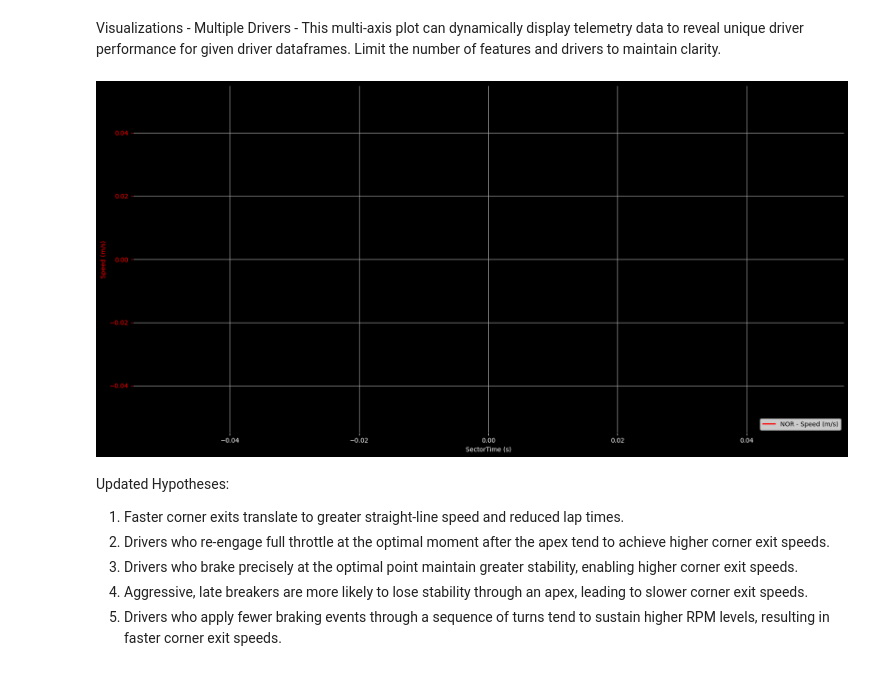
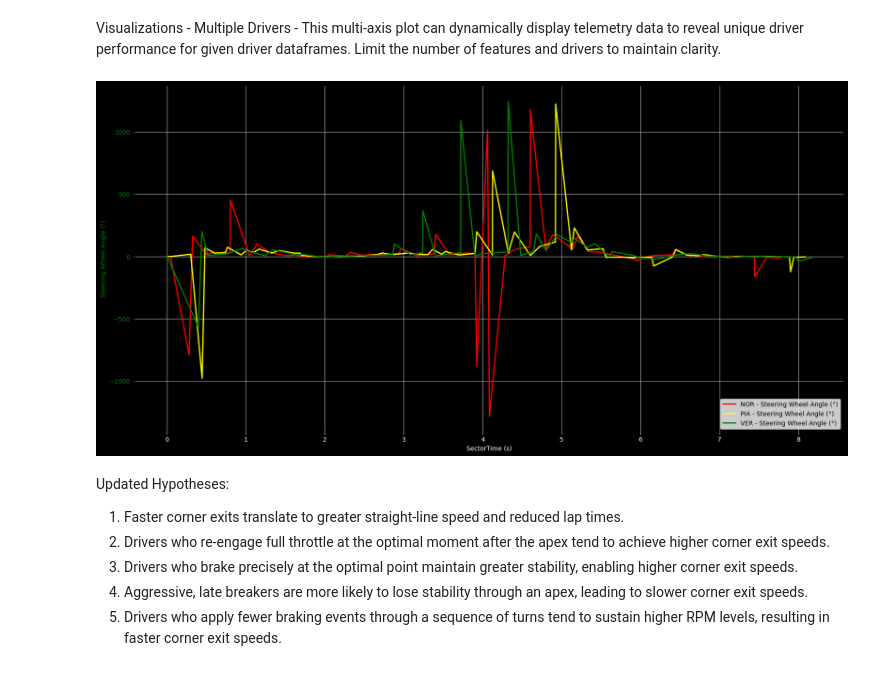
Before and after one commit to PESIII23/f1-driving-style-analytics-tool, a Jupyter notebook: notebooks/02_multi_driver_analysis copy.ipynb, the cells around one changed output. Drawn from its saved outputs; the diff is of its cells as text; code cells hidden in the pictures.

Commit message:
refactored driver code blocks, updated multi-driver plot

```diff
--- a/notebooks/02_multi_driver_analysis copy.ipynb
+++ b/notebooks/02_multi_driver_analysis copy.ipynb
@@ -122,12 +122,7 @@ norris_sector2_telemetry_cleaned = telemetry_cleaning.clean_driver_sector_teleme
 
 norris_sector3_telemetry = f1_pandas_helpers.filter_timestamp_range(norris_q3_telemetry, start=sector_2_end, end=sector_3_end)
 norris_sector3_telemetry_cleaned = telemetry_cleaning.clean_driver_sector_telemetry(norris_sector3_telemetry, norris)
-norris_sector3_telemetry_features = feature_engineering.TelemetryFeatures(norris_sector3_telemetry_cleaned).acceleration().jerk().g_force().get_features_df()
 
-norris_corner_telemetry = telemetry_cleaning.filter_corner_telemetry(norris_sector3_telemetry_features, corner_position_cleaned, critical_turn[0], radius)
+norris_corner_telemetry = telemetry_cleaning.filter_corner_telemetry(norris_sector3_telemetry_cleaned, corner_position_cleaned, critical_turn[0], radius)
 
-norris_time_converted_telemetry = feature_engineering.TelemetryFeatures(norris_corner_telemetry).convert_sector_time_to_seconds().get_features_df()
-
-norris_steering_telemetry = feature_engineering.TelemetryFeatures(norris_time_converted_telemetry).steering_wheel_angle().get_features_df()
-
-norris_steering_telemetry
+norris_sector3_telemetry_features = feature_engineering.TelemetryFeatures(norris_corner_telemetry).acceleration().jerk().g_force().convert_sector_time_to_seconds().steering_wheel_angle().get_features_df()
@@ -191,11 +168,10 @@ piastri_sector2_telemetry_cleaned = telemetry_cleaning.clean_driver_sector_telem
 
 piastri_sector3_telemetry = f1_pandas_helpers.filter_timestamp_range(piastri_q3_telemetry, start=sector_2_end, end=sector_3_end)
 piastri_sector3_telemetry_cleaned = telemetry_cleaning.clean_driver_sector_telemetry(piastri_sector3_telemetry, piastri)
-piastri_sector3_telemetry_features = feature_engineering.TelemetryFeatures(piastri_sector3_telemetry_cleaned).acceleration().jerk().g_force().get_features_df()
 
-piastri_corner_telemetry = telemetry_cleaning.filter_corner_telemetry(piastri_sector3_telemetry_features, corner_position_cleaned, critical_turn[0], radius)
+piastri_corner_telemetry = telemetry_cleaning.filter_corner_telemetry(piastri_sector3_telemetry_cleaned, corner_position_cleaned, critical_turn[0], radius)
 
-piastri_time_converted_telemetry = feature_engineering.TelemetryFeatures(piastri_corner_telemetry).convert_sector_time_to_seconds().steering_wheel_angle().get_features_df()
+piastri_sector3_telemetry_features = feature_engineering.TelemetryFeatures(piastri_corner_telemetry).acceleration().jerk().g_force().convert_sector_time_to_seconds().steering_wheel_angle().get_features_df()
 # %% [markdown]
 The following code blocks generate new descriptive statistical features to be used as inputs for the clustering model.
 # %%
@@ -238,11 +214,10 @@ verstappen_sector2_telemetry_cleaned = telemetry_cleaning.clean_driver_sector_te
 
 verstappen_sector3_telemetry = f1_pandas_helpers.filter_timestamp_range(verstappen_q3_telemetry, start=sector_2_end, end=sector_3_end)
 verstappen_sector3_telemetry_cleaned = telemetry_cleaning.clean_driver_sector_telemetry(verstappen_sector3_telemetry, verstappen)
-verstappen_sector3_telemetry_features = feature_engineering.TelemetryFeatures(verstappen_sector3_telemetry_cleaned).acceleration().jerk().g_force().get_features_df()
 
-verstappen_corner_telemetry = telemetry_cleaning.filter_corner_telemetry(verstappen_sector3_telemetry_features, corner_position_cleaned, critical_turn[0], radius)
+verstappen_corner_telemetry = telemetry_cleaning.filter_corner_telemetry(verstappen_sector3_telemetry_cleaned, corner_position_cleaned, critical_turn[0], radius)
 
-verstappen_time_converted_telemetry = feature_engineering.TelemetryFeatures(verstappen_corner_telemetry).convert_sector_time_to_seconds().steering_wheel_angle().get_features_df()
+verstappen_sector3_telemetry_features = feature_engineering.TelemetryFeatures(verstappen_corner_telemetry).acceleration().jerk().g_force().convert_sector_time_to_seconds().steering_wheel_angle().get_features_df()
 # %% [markdown]
 The following code blocks generate new descriptive statistical features to be used as inputs for the clustering model.
 # %%
@@ -877,11 +858,11 @@ all_driver_eda_summaries
 Visualizations - Multiple Drivers - This multi-axis plot can dynamically display telemetry data to reveal unique driver performance for given driver dataframes.
 Limit the number of features and drivers to maintain clarity.
 # %%
-plots.plot_multiple_drivers_telemetry(dfs=[norris_steering_telemetry],
-                                      drivers=[norris],
-                                      telemetry_cols=[speed])
+plots.plot_multiple_drivers_telemetry(dfs=[norris_sector3_telemetry_features, piastri_sector3_telemetry_features, verstappen_sector3_telemetry_features],
+                                      drivers=[norris, piastri, verstappen],
+                                      telemetry_cols=[steering])
 # %% [output]
-[figure, old version]
+[figure, new version]
 # %% [markdown]
 Updated Hypotheses:
 1) Faster corner exits translate to greater straight-line speed and reduced lap times.
```
Also changed, not shown: parts of 29 cells of this notebook, 2 other files.
